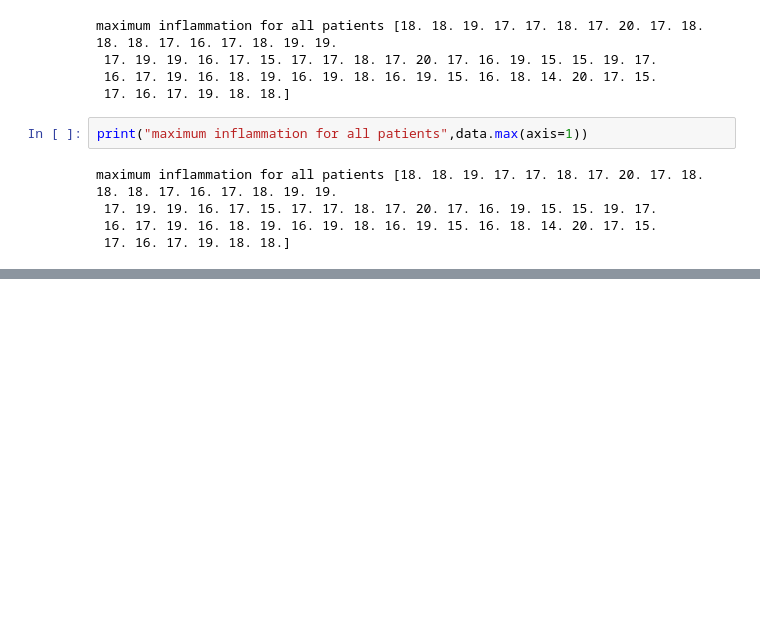
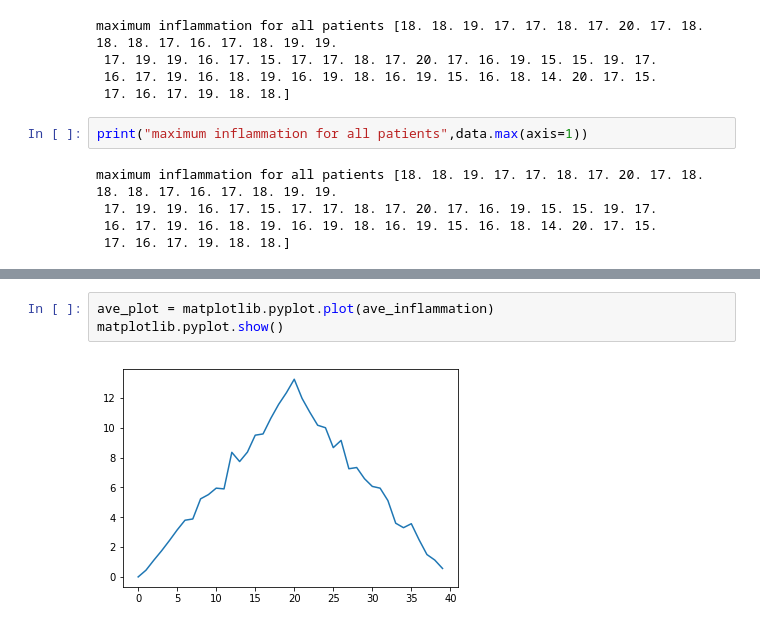
Before and after one commit to ppomorsk/2018-03-03-conestoga, a Jupyter notebook: SC_Python_Programming.ipynb, the cells around one changed output, grey strips where cells are left out. Saved outputs shown, nothing was run; the diff lists cells and outputs as text; blank space fills up the shorter version.

```diff
--- a/SC_Python_Programming.ipynb
+++ b/SC_Python_Programming.ipynb
@@ -354,0 +385,5 @@ maximum inflammation for all patients [18. 18. 19. 17. 17. 18. 17. 20. 17. 18. 1
+# %%
+ave_plot = matplotlib.pyplot.plot(ave_inflammation)
+matplotlib.pyplot.show()
+# %% [output]
+[figure, added]
```
Also changed, not shown: parts of 11 cells of this notebook.
